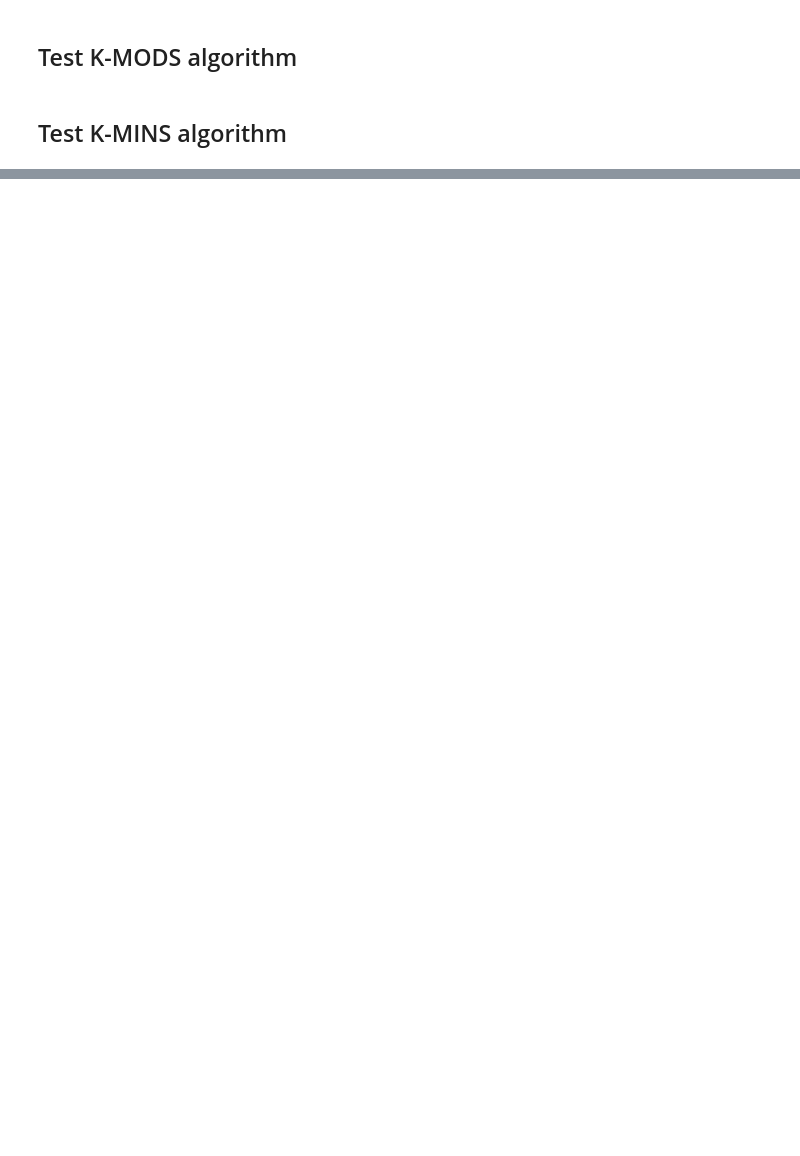
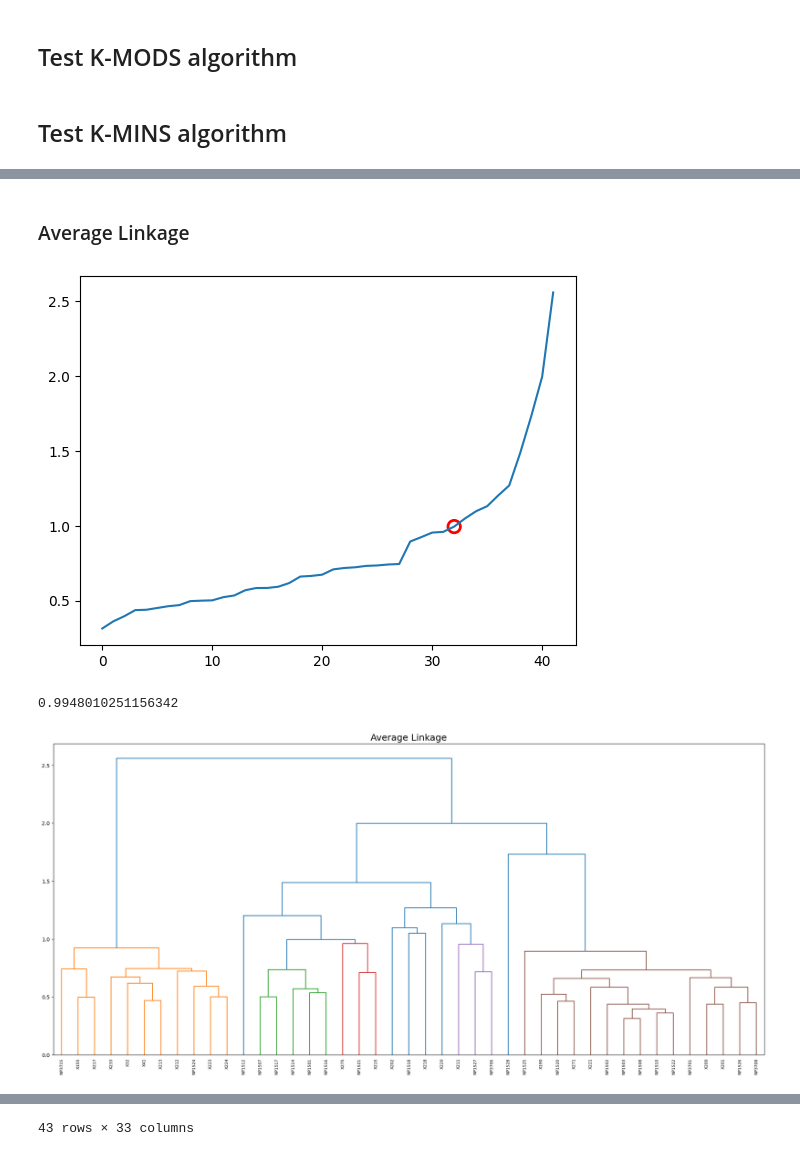
Before and after one commit to zelo2000/Xema, a Jupyter notebook: Python/Mater_read_data.ipynb, the cells around one changed output, grey strips where cells are left out. Saved outputs shown, nothing was run; the diff lists cells and outputs as text; code cells hidden in the pictures; blank space fills up the shorter version.

```diff
--- a/Python/Mater_read_data.ipynb
+++ b/Python/Mater_read_data.ipynb
@@ -187,0 +363,8 @@ data_index_clusterize.to_excel('result_index.xlsx')
+# %% [markdown]
+### Average Linkage
+# %%
+hierarchical(data_index, "average", 'interp1d', "Average Linkage")
+# %% [output]
+[figure, added]
+0.9948010251156342
+[figure, added]
@@ -187,0 +389 @@ data_index_clusterize.to_excel('result_index.xlsx')
+43 rows × 33 columns
```
Also changed, not shown: parts of 37 cells of this notebook, 37 other files.
